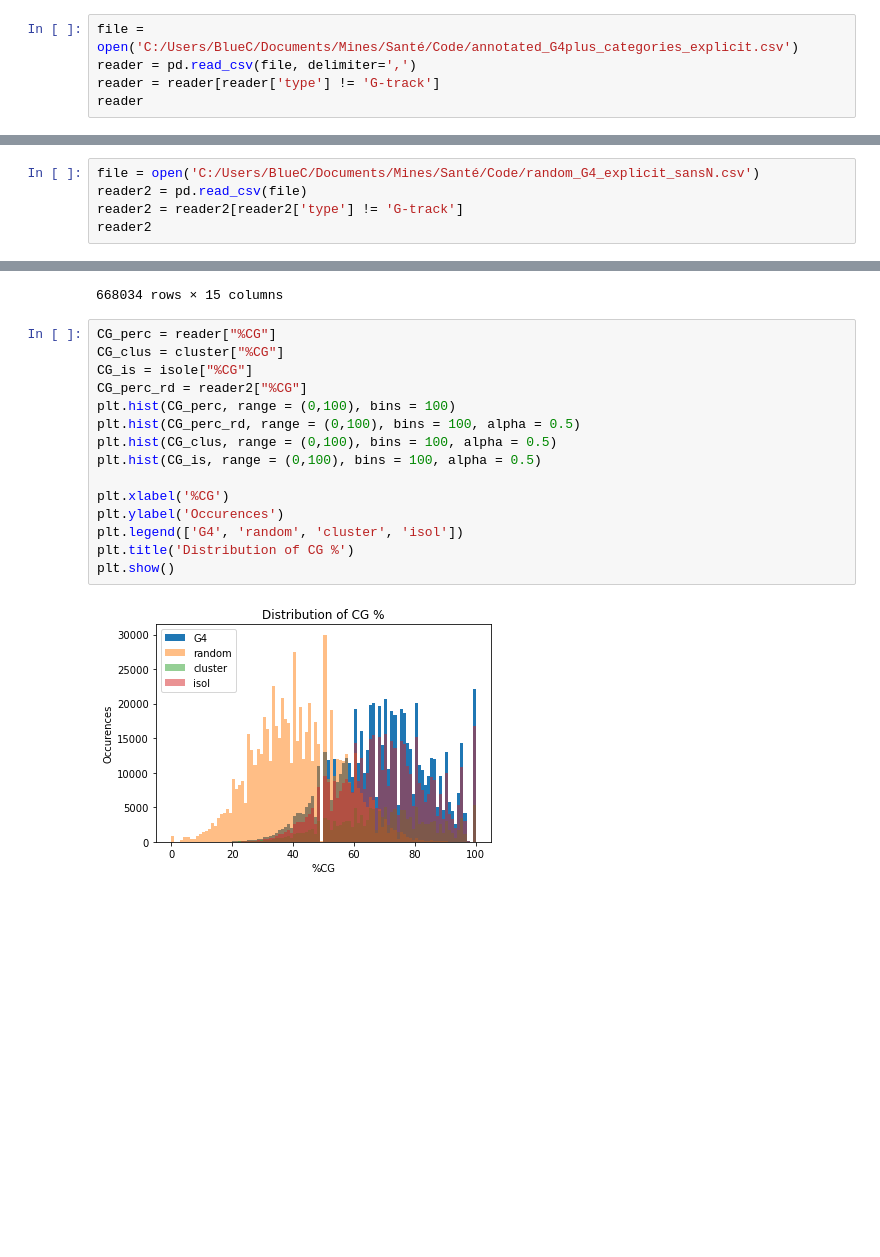
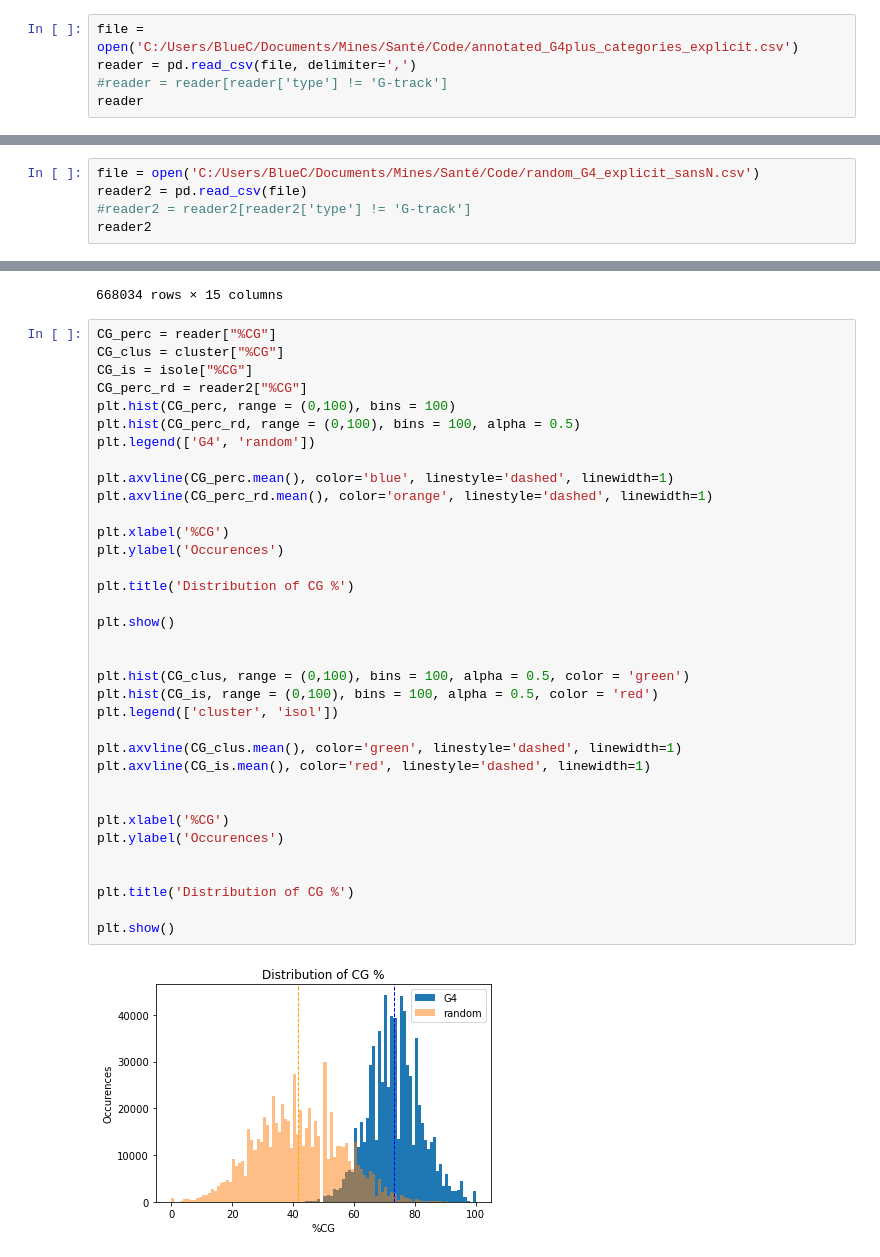
Before and after one commit to chloevogel/TRSante, a Jupyter notebook: Mutations_random.ipynb, the cells around one changed output, grey strips where cells are left out. Drawn from its saved outputs; the diff is of its cells as text; blank space fills up the shorter version.

Commit message:
Analyse cluster VS isole

```diff
--- a/Mutations_random.ipynb
+++ b/Mutations_random.ipynb
@@ -776,7 +776,7 @@ plt.show()
 # %%
 file = open('C:/Users/BlueC/Documents/Mines/Santé/Code/annotated_G4plus_categories_explicit.csv')
 reader = pd.read_csv(file, delimiter=',')
-reader = reader[reader['type'] != 'G-track']
+#reader = reader[reader['type'] != 'G-track']
 reader
 # %% [output]
 |  | chr | start | end | type | distClosestG4 | CGI | Ori | TSS | sequence |
@@ -820,7 +820,7 @@ isole = reader[reader["distClosestG4"] >= 100]
 # %%
 file = open('C:/Users/BlueC/Documents/Mines/Santé/Code/random_G4_explicit_sansN.csv')
 reader2 = pd.read_csv(file)
-reader2 = reader2[reader2['type'] != 'G-track']
+#reader2 = reader2[reader2['type'] != 'G-track']
 reader2
 # %% [output]
 |  | chr | start | end | type | distClosestG4 | CGI | Ori | TSS | sequence |
@@ -861,17 +861,37 @@ reader2
 # %%
 CG_perc = reader["%CG"]
 CG_clus = cluster["%CG"]
 CG_is = isole["%CG"]
 CG_perc_rd = reader2["%CG"]
 plt.hist(CG_perc, range = (0,100), bins = 100)
 plt.hist(CG_perc_rd, range = (0,100), bins = 100, alpha = 0.5)
-plt.hist(CG_clus, range = (0,100), bins = 100, alpha = 0.5)
-plt.hist(CG_is, range = (0,100), bins = 100, alpha = 0.5)
+plt.legend(['G4', 'random'])
+
+plt.axvline(CG_perc.mean(), color='blue', linestyle='dashed', linewidth=1)
+plt.axvline(CG_perc_rd.mean(), color='orange', linestyle='dashed', linewidth=1)
 
 plt.xlabel('%CG')
 plt.ylabel('Occurences')
-plt.legend(['G4', 'random', 'cluster', 'isol'])
+
 plt.title('Distribution of CG %')
+
 plt.show()
+
+
+plt.hist(CG_clus, range = (0,100), bins = 100, alpha = 0.5, color = 'green')
+plt.hist(CG_is, range = (0,100), bins = 100, alpha = 0.5, color = 'red')
+plt.legend(['cluster', 'isol'])
+
+plt.axvline(CG_clus.mean(), color='green', linestyle='dashed', linewidth=1)
+plt.axvline(CG_is.mean(), color='red', linestyle='dashed', linewidth=1)
+
+
+plt.xlabel('%CG')
+plt.ylabel('Occurences')
+
+
+plt.title('Distribution of CG %')
+
+plt.show()
 # %% [output]
-[figure, old version]
+[figure, new version]
```
Also changed, not shown: parts of 26 cells of this notebook.
